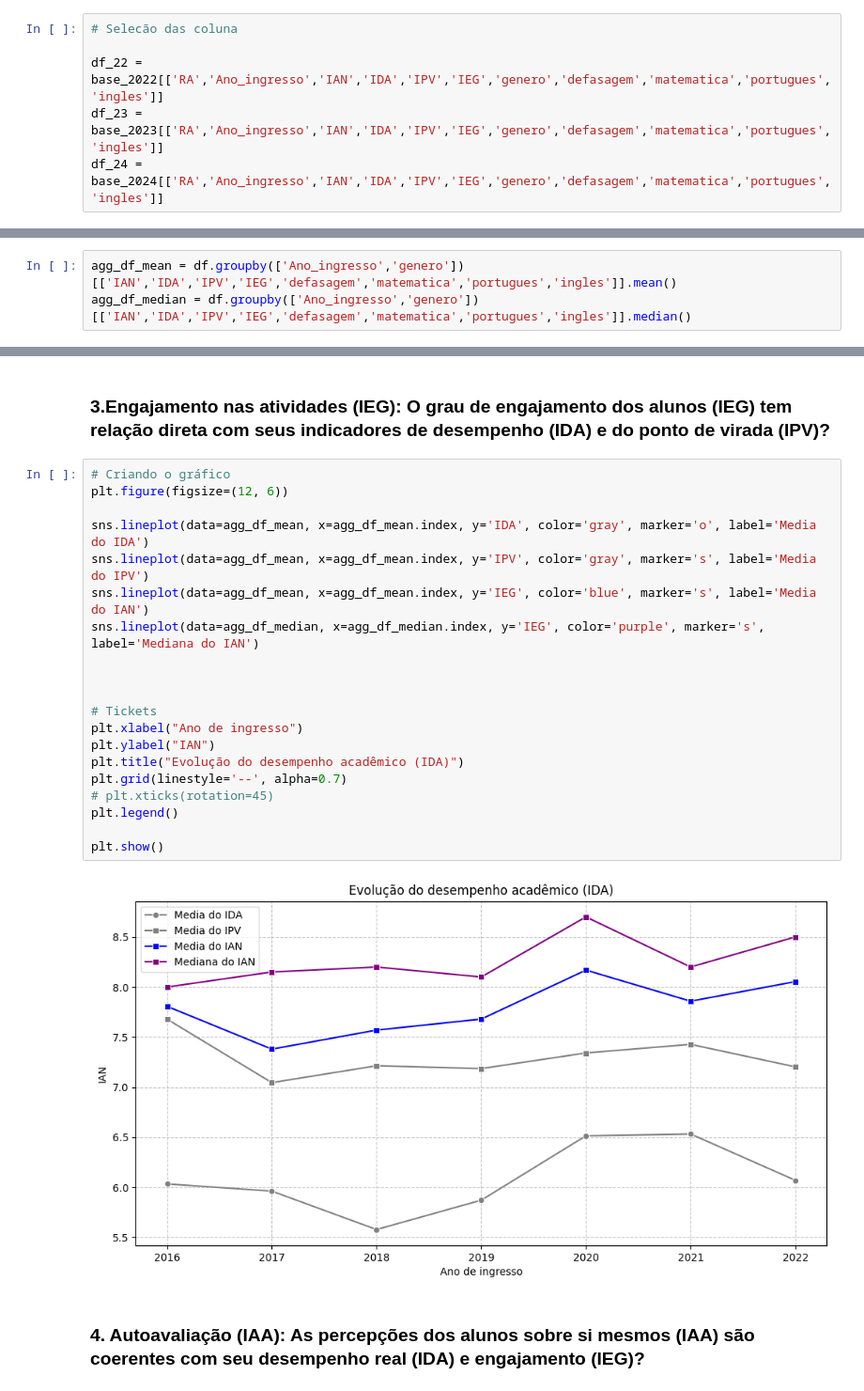
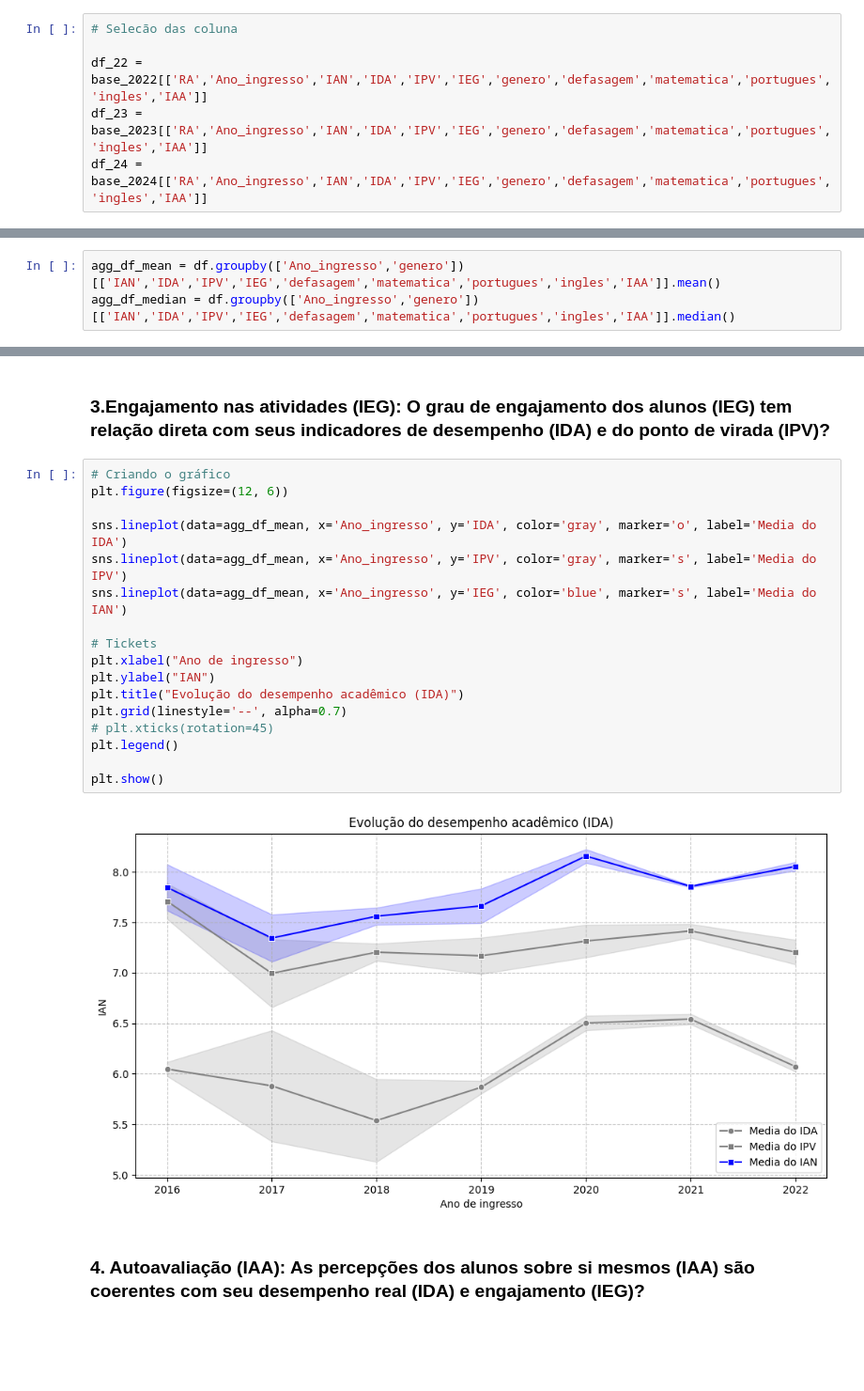
Before and after one commit to GustavOnaga/Pos-em-Data-Analytics-FIAP, a Jupyter notebook: Datathon/Notebook/Datathon.ipynb, the cells around one changed output, grey strips where cells are left out. Shown at 94% size. Drawn from its saved outputs; the diff is of its cells as text; blank space fills up the shorter version.

```diff
--- a/Datathon/Notebook/Datathon.ipynb
+++ b/Datathon/Notebook/Datathon.ipynb
@@ -58,9 +43,9 @@ base_2024 = base_2024.rename(columns={'Ano ingresso':'Ano_ingresso', 'Gênero':'
 # %%
 # Selecão das coluna
 
-df_22 = base_2022[['RA','Ano_ingresso','IAN','IDA','IPV','IEG','genero','defasagem','matematica','portugues','ingles']]
-df_23 = base_2023[['RA','Ano_ingresso','IAN','IDA','IPV','IEG','genero','defasagem','matematica','portugues','ingles']]
-df_24 = base_2024[['RA','Ano_ingresso','IAN','IDA','IPV','IEG','genero','defasagem','matematica','portugues','ingles']]
+df_22 = base_2022[['RA','Ano_ingresso','IAN','IDA','IPV','IEG','genero','defasagem','matematica','portugues','ingles','IAA']]
+df_23 = base_2023[['RA','Ano_ingresso','IAN','IDA','IPV','IEG','genero','defasagem','matematica','portugues','ingles','IAA']]
+df_24 = base_2024[['RA','Ano_ingresso','IAN','IDA','IPV','IEG','genero','defasagem','matematica','portugues','ingles','IAA']]
 # %%
 # União das base
 
@@ -84,6 +69,6 @@ df.describe()
 # %%
-agg_df_mean = df.groupby(['Ano_ingresso','genero'])[['IAN','IDA','IPV','IEG','defasagem','matematica','portugues','ingles']].mean()
-agg_df_median = df.groupby(['Ano_ingresso','genero'])[['IAN','IDA','IPV','IEG','defasagem','matematica','portugues','ingles']].median()
+agg_df_mean = df.groupby(['Ano_ingresso','genero'])[['IAN','IDA','IPV','IEG','defasagem','matematica','portugues','ingles','IAA']].mean()
+agg_df_median = df.groupby(['Ano_ingresso','genero'])[['IAN','IDA','IPV','IEG','defasagem','matematica','portugues','ingles','IAA']].median()
 # %% [markdown]
 # Perguntas do Datathon
 
@@ -237,24 +237,21 @@ plt.show()
 # %%
 # Criando o gráfico
 plt.figure(figsize=(12, 6))
 
-sns.lineplot(data=agg_df_mean, x=agg_df_mean.index, y='IDA', color='gray', marker='o', label='Media do IDA')
-sns.lineplot(data=agg_df_mean, x=agg_df_mean.index, y='IPV', color='gray', marker='s', label='Media do IPV')
-sns.lineplot(data=agg_df_mean, x=agg_df_mean.index, y='IEG', color='blue', marker='s', label='Media do IAN')
-sns.lineplot(data=agg_df_median, x=agg_df_median.index, y='IEG', color='purple', marker='s', label='Mediana do IAN')
-
-
+sns.lineplot(data=agg_df_mean, x='Ano_ingresso', y='IDA', color='gray', marker='o', label='Media do IDA')
+sns.lineplot(data=agg_df_mean, x='Ano_ingresso', y='IPV', color='gray', marker='s', label='Media do IPV')
+sns.lineplot(data=agg_df_mean, x='Ano_ingresso', y='IEG', color='blue', marker='s', label='Media do IAN')
 
 # Tickets
 plt.xlabel("Ano de ingresso")
 plt.ylabel("IAN")
 plt.title("Evolução do desempenho acadêmico (IDA)")
 plt.grid(linestyle='--', alpha=0.7)
 # plt.xticks(rotation=45)
 plt.legend()
 
 plt.show()
 # %% [output]
-[figure, old version]
+[figure, new version]
 # %% [markdown]
 ### 4. Autoavaliação (IAA): As percepções dos alunos sobre si mesmos (IAA) são coerentes com seu desempenho real (IDA) e engajamento (IEG)?
```
Also changed, not shown: parts of 11 cells of this notebook.
